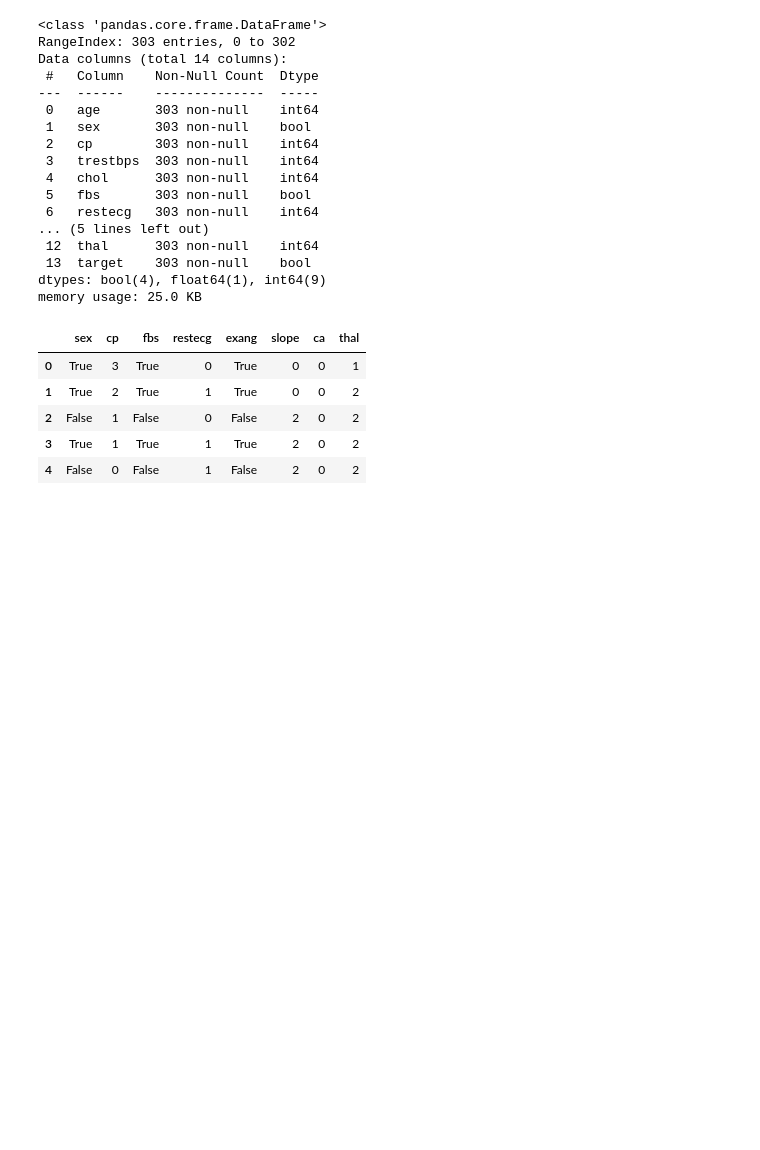
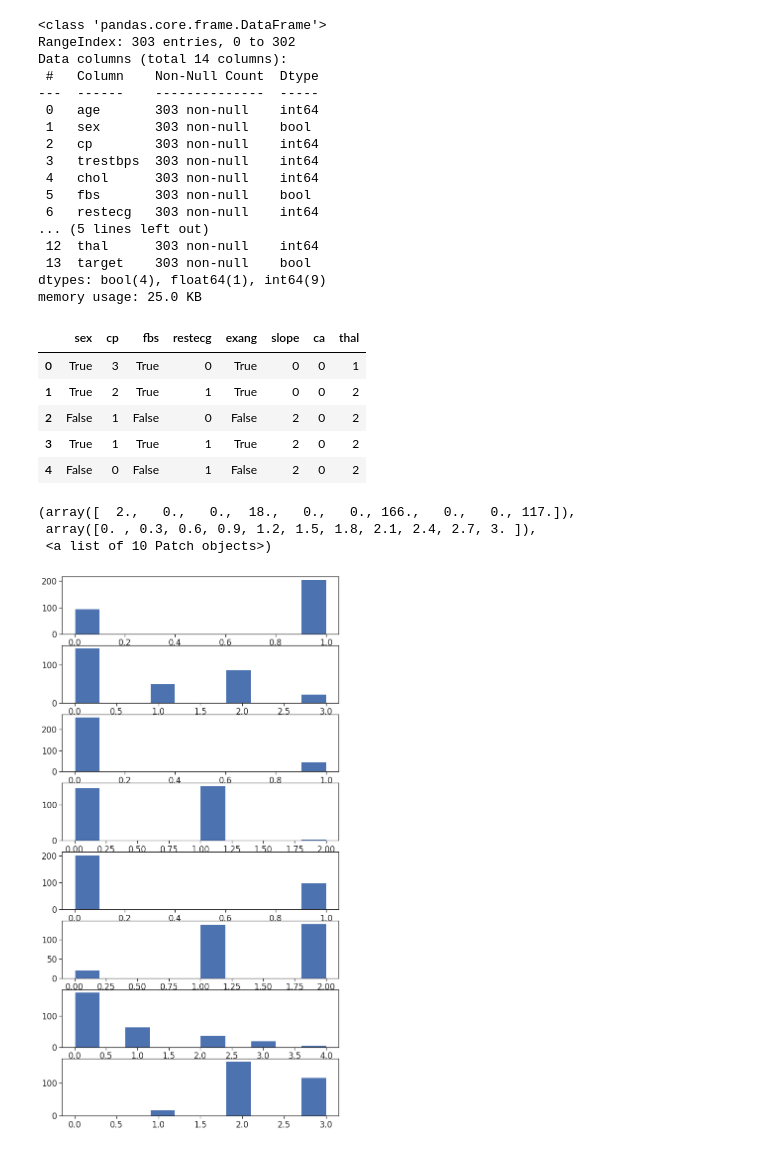
Before and after one commit to AguAcerbo/Carrera-de-Especializacion-en-IA, a Jupyter notebook: B3-Machine_Learning/Clase_5/Clase5_AprendizajeMaquina.ipynb, the cells around one changed output. Cells and saved outputs as stored; diff of their text form; code cells hidden in the pictures; blank space fills up the shorter version.

```diff
--- a/B3-Machine_Learning/Clase_5/Clase5_AprendizajeMaquina.ipynb
+++ b/B3-Machine_Learning/Clase_5/Clase5_AprendizajeMaquina.ipynb
@@ -265,3 +282,18 @@ ds[categoricas].head(5)
 | 2 | False | 1 | False | 0 | False | 2 | 0 | 2 |
 | 3 | True | 1 | True | 1 | True | 2 | 0 | 2 |
 | 4 | False | 0 | False | 1 | False | 2 | 0 | 2 |
+# %%
+fig, ax = plt.subplots(8,figsize=(10,20))
+ax[0].hist(dataset.sex)
+ax[1].hist(dataset.cp)
+ax[2].hist(dataset.fbs)
+ax[3].hist(dataset.restecg)
+ax[4].hist(dataset.exang)
+ax[5].hist(dataset.slope)
+ax[6].hist(dataset.ca)
+ax[7].hist(dataset.thal)
+# %% [output]
+(array([  2.,   0.,   0.,  18.,   0.,   0., 166.,   0.,   0., 117.]),
+ array([0. , 0.3, 0.6, 0.9, 1.2, 1.5, 1.8, 2.1, 2.4, 2.7, 3. ]),
+ <a list of 10 Patch objects>)
+[figure, added]
```
Also changed, not shown: parts of 24 cells of this notebook.
